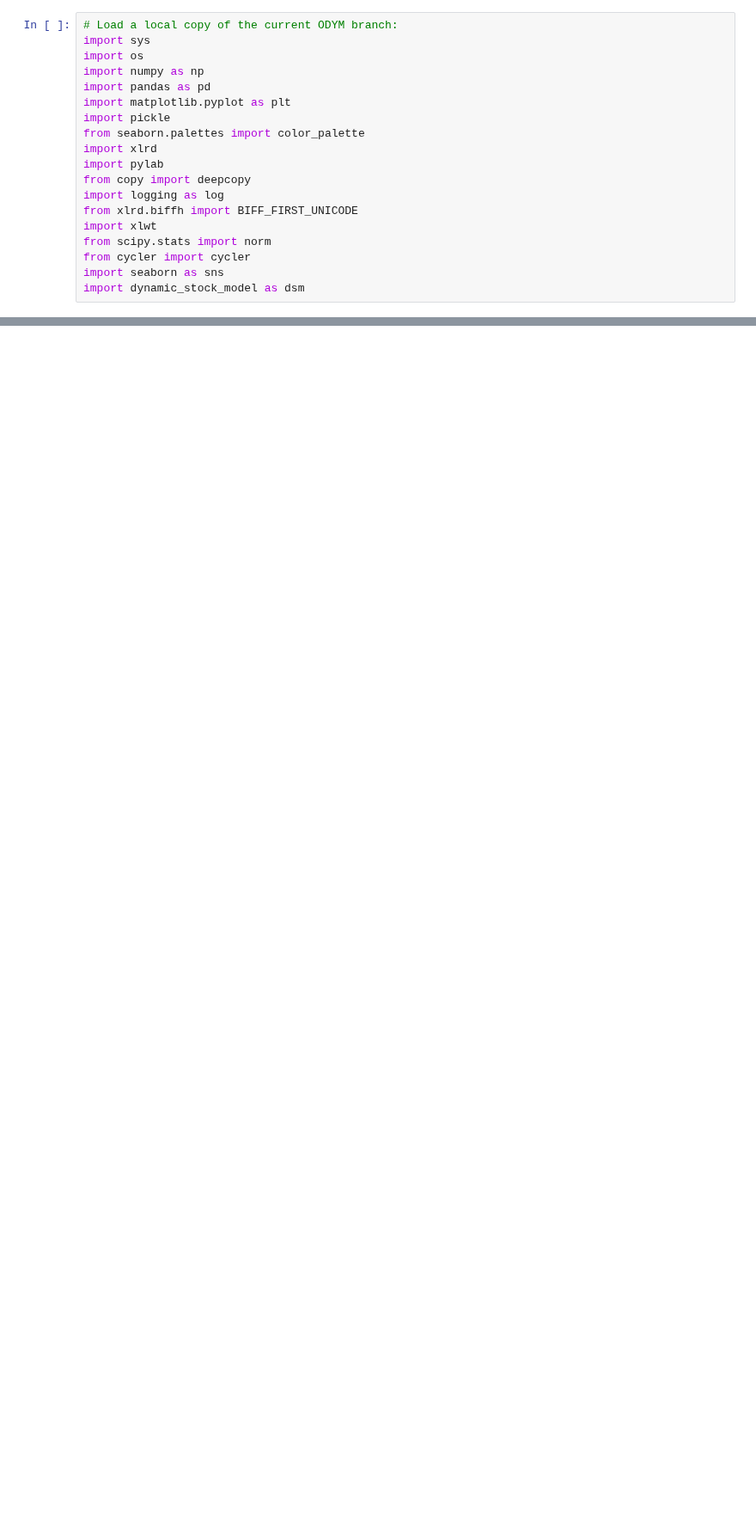
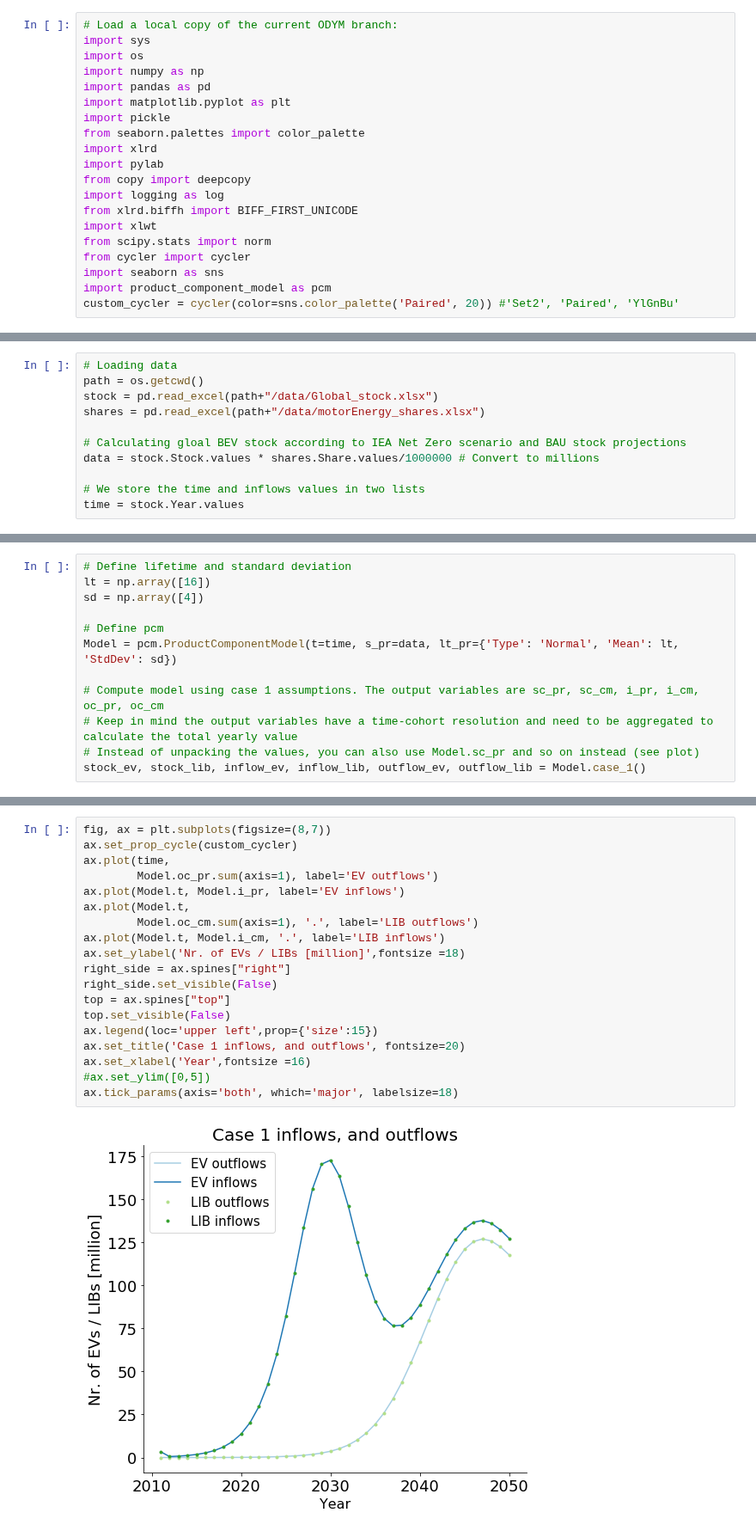
Before and after one commit to fernaag/product_component_model, a Jupyter notebook: case_study.ipynb, the cells around one changed output, grey strips where cells are left out. Shown at 86% size. Drawn from its saved outputs; the diff is of its cells as text; blank space fills up the shorter version.

Commit message:
Added battery case study

```diff
--- a/case_study.ipynb
+++ b/case_study.ipynb
@@ -16,4 +16,5 @@ import xlwt
 from scipy.stats import norm
 from cycler import cycler
 import seaborn as sns
-import dynamic_stock_model as dsm
+import product_component_model as pcm
+custom_cycler = cycler(color=sns.color_palette('Paired', 20)) #'Set2', 'Paired', 'YlGnBu'
@@ -30,0 +21,11 @@ stock_cars = data['Population'].tolist() # FIXME: Is he stock just labeled wrong
+# %%
+# Loading data
+path = os.getcwd()
+stock = pd.read_excel(path+"/data/Global_stock.xlsx")
+shares = pd.read_excel(path+"/data/motorEnergy_shares.xlsx")
+
+# Calculating gloal BEV stock according to IEA Net Zero scenario and BAU stock projections
+data = stock.Stock.values * shares.Share.values/1000000 # Convert to millions
+
+# We store the time and inflows values in two lists
+time = stock.Year.values
@@ -30,0 +38,12 @@ stock_cars = data['Population'].tolist() # FIXME: Is he stock just labeled wrong
+# %%
+# Define lifetime and standard deviation
+lt = np.array([16])
+sd = np.array([4])
+
+# Define pcm
+Model = pcm.ProductComponentModel(t=time, s_pr=data, lt_pr={'Type': 'Normal', 'Mean': lt, 'StdDev': sd})
+
+# Compute model using case 1 assumptions. The output variables are sc_pr, sc_cm, i_pr, i_cm, oc_pr, oc_cm
+# Keep in mind the output variables have a time-cohort resolution and need to be aggregated to calculate the total yearly value
+# Instead of unpacking the values, you can also use Model.sc_pr and so on instead (see plot)
+stock_ev, stock_lib, inflow_ev, inflow_lib, outflow_ev, outflow_lib = Model.case_1()
@@ -30,0 +52,21 @@ stock_cars = data['Population'].tolist() # FIXME: Is he stock just labeled wrong
+# %%
+fig, ax = plt.subplots(figsize=(8,7))
+ax.set_prop_cycle(custom_cycler)
+ax.plot(time,
+        Model.oc_pr.sum(axis=1), label='EV outflows')
+ax.plot(Model.t, Model.i_pr, label='EV inflows')
+ax.plot(Model.t,
+        Model.oc_cm.sum(axis=1), '.', label='LIB outflows')
+ax.plot(Model.t, Model.i_cm, '.', label='LIB inflows')
+ax.set_ylabel('Nr. of EVs / LIBs [million]',fontsize =18)
+right_side = ax.spines["right"]
+right_side.set_visible(False)
+top = ax.spines["top"]
+top.set_visible(False)
+ax.legend(loc='upper left',prop={'size':15})
+ax.set_title('Case 1 inflows, and outflows', fontsize=20)
+ax.set_xlabel('Year',fontsize =16)
+#ax.set_ylim([0,5])
+ax.tick_params(axis='both', which='major', labelsize=18)
+# %% [output]
+[figure, added]
```
Also changed, not shown: parts of 20 cells of this notebook, 3 other files.
